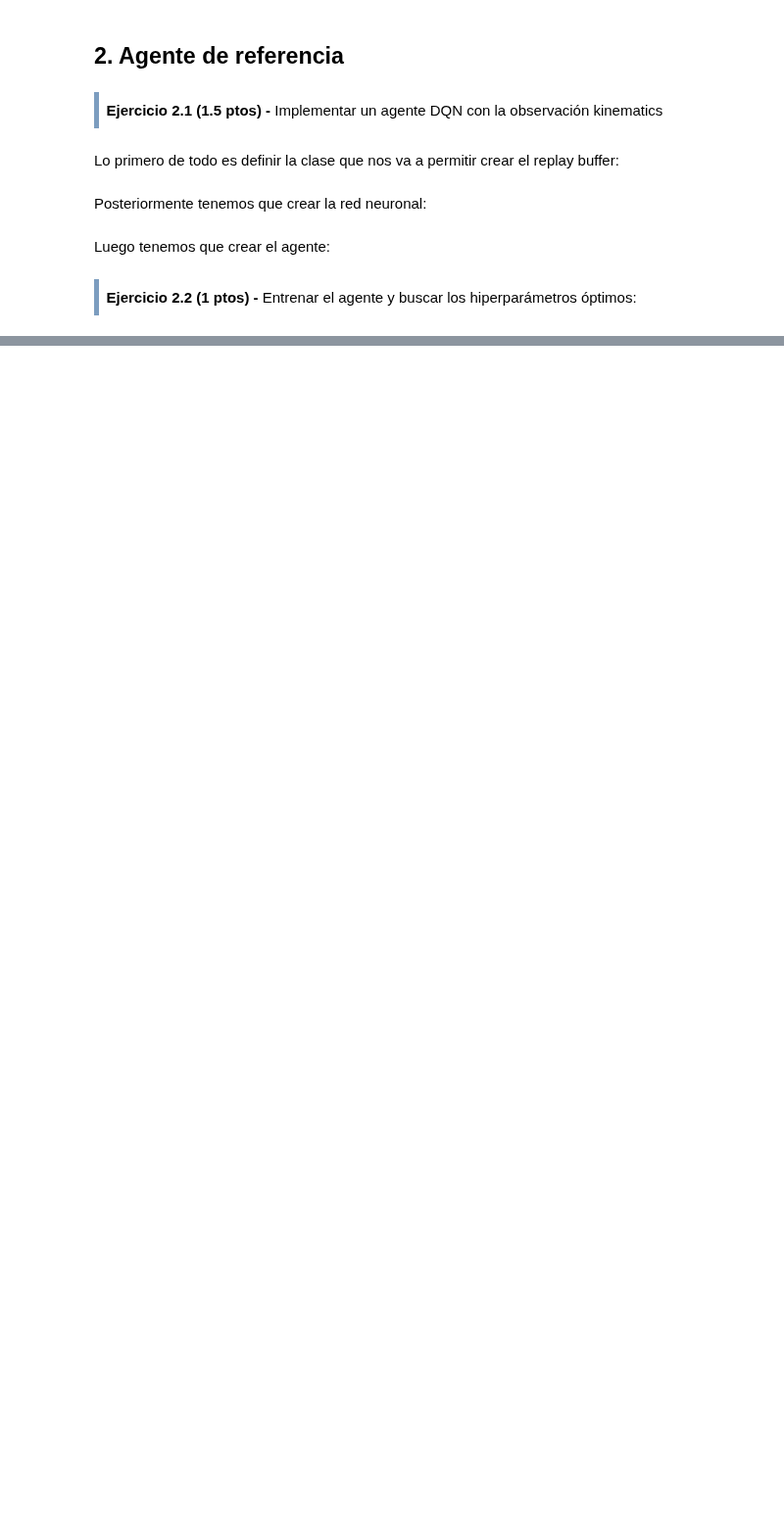
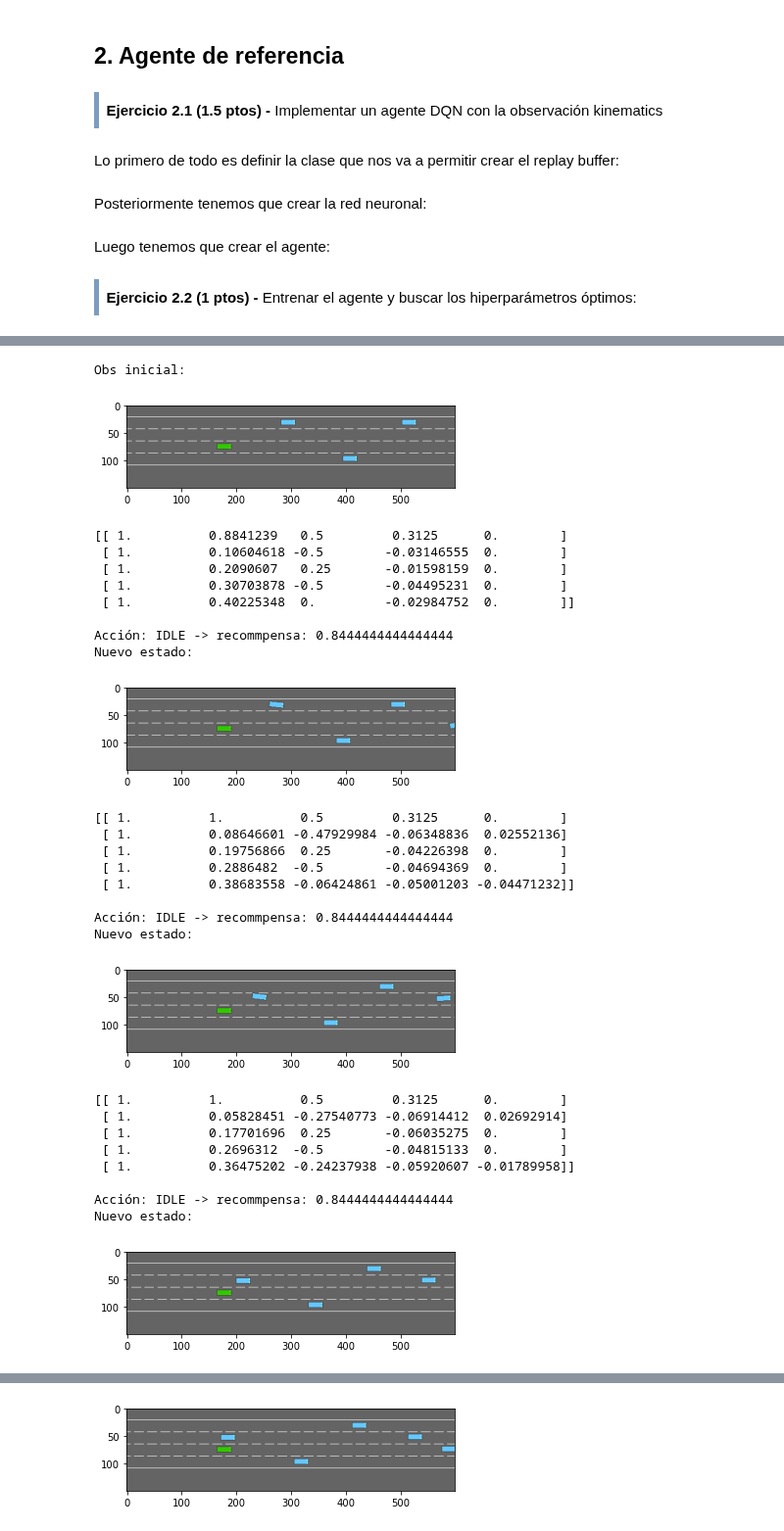
Before and after one commit to mariousm/Data-Science-Master, a Jupyter notebook: 2021-22/PrimerSemestre/Reinforcement/PRA1/UbiernaSanMamesMario_PRA1.ipynb, the cells around one changed output, grey strips where cells are left out. Shown at 98% size. Saved outputs shown, nothing was run; the diff lists cells and outputs as text; code cells hidden in the pictures; blank space fills up the shorter version.

```diff
--- a/2021-22/PrimerSemestre/Reinforcement/PRA1/UbiernaSanMamesMario_PRA1.ipynb
+++ b/2021-22/PrimerSemestre/Reinforcement/PRA1/UbiernaSanMamesMario_PRA1.ipynb
@@ -622,0 +599,61 @@ array([1.        , 0.88767046, 0.        , 0.3125    , 0.        ])
+# %%
+# Carga del modelo entrenado
+modelo = torch.load("DQN.pth")['state_dic']
+dqn.load_state_dict(modelo)
+
+obs = env.reset()
+t, total_reward, done = 0, 0, False
+
+print("Obs inicial:")
+plt.imshow(env.render(mode="rgb_array"))
+plt.show()
+print(obs)
+
+while not done:
+    # Obtener la acción y la ejecutamos
+    action = dqn.get_action(obs, 0)
+    new_obs, reward, done, info = env.step(action)
+
+    # Imprimimos el paso
+    print("\nAcción: {} -> recommpensa: {}".format(env.action_type.actions[action], reward))
+    print("Nuevo estado:")
+    plt.imshow(env.render(mode="rgb_array"))
+    plt.show()
+    env.close()
+    print(new_obs)
+
+    t += 1
+    total_reward += reward
+    obs = new_obs
+
+print("Episodio terminado después de {} pasos y la recompensa fue {}".format(t, total_reward))
+# %% [output]
+Obs inicial:
+[figure, added]
+[[ 1.          0.8841239   0.5         0.3125      0.        ]
+ [ 1.          0.10604618 -0.5        -0.03146555  0.        ]
+ [ 1.          0.2090607   0.25       -0.01598159  0.        ]
+ [ 1.          0.30703878 -0.5        -0.04495231  0.        ]
+ [ 1.          0.40225348  0.         -0.02984752  0.        ]]
+
+Acción: IDLE -> recommpensa: 0.8444444444444444
+Nuevo estado:
+[figure, added]
+[[ 1.          1.          0.5         0.3125      0.        ]
+ [ 1.          0.08646601 -0.47929984 -0.06348836  0.02552136]
+ [ 1.          0.19756866  0.25       -0.04226398  0.        ]
+ [ 1.          0.2886482  -0.5        -0.04694369  0.        ]
+ [ 1.          0.38683558 -0.06424861 -0.05001203 -0.04471232]]
+
+Acción: IDLE -> recommpensa: 0.8444444444444444
+Nuevo estado:
+[figure, added]
+[[ 1.          1.          0.5         0.3125      0.        ]
+ [ 1.          0.05828451 -0.27540773 -0.06914412  0.02692914]
+ [ 1.          0.17701696  0.25       -0.06035275  0.        ]
+ [ 1.          0.2696312  -0.5        -0.04815133  0.        ]
+ [ 1.          0.36475202 -0.24237938 -0.05920607 -0.01789958]]
+
+Acción: IDLE -> recommpensa: 0.8444444444444444
+Nuevo estado:
+[figure, added]
@@ -622,0 +673 @@ array([1.        , 0.88767046, 0.        , 0.3125    , 0.        ])
+[figure, added]
```
Also changed, not shown: parts of 11 cells of this notebook, 1 other file.
